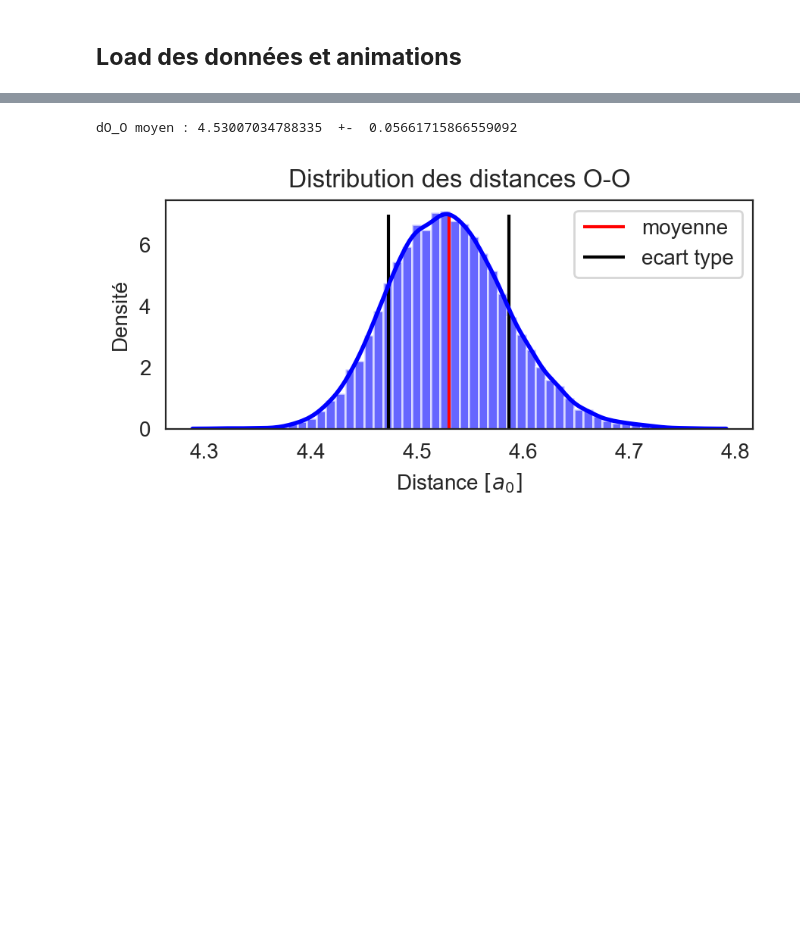
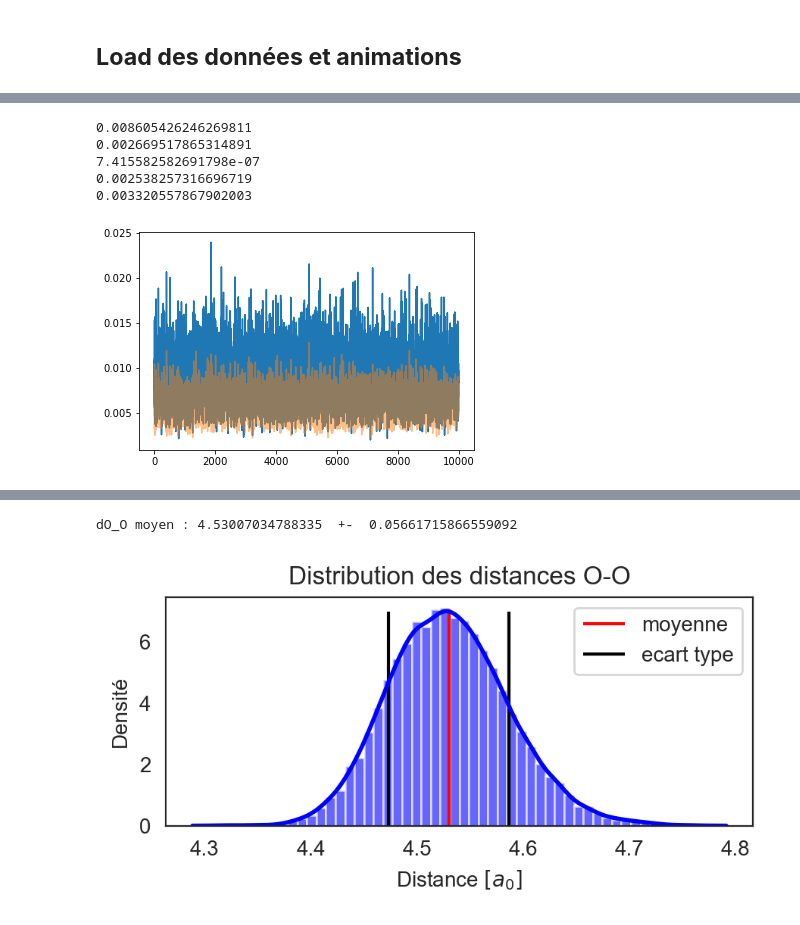
Before and after one commit to LoanRenaud/zundel, a Jupyter notebook: Zundel_Ion.ipynb, the cells around one changed output, grey strips where cells are left out. Drawn from its saved outputs; the diff is of its cells as text; code cells hidden in the pictures; blank space fills up the shorter version.

```diff
--- a/Zundel_Ion.ipynb
+++ b/Zundel_Ion.ipynb
@@ -164,3 +164,25 @@ plt.show()
+# %%
+from scipy.constants import Boltzmann
+from scipy.constants import e as eV
+
+temperatures=output[7]*Boltzmann/eV
+Ec=output[5]
+
+plt.plot(temperatures)
+plt.plot(energies+Ec,alpha=0.5)
+# plt.plot(Ec,alpha=0.5)
+print(temperatures.mean())
+print(temperatures.std())
+print(Boltzmann*temperatures.mean()/eV)
+print(energies.mean())
+print(Ec.mean())
+# %% [output]
+0.008605426246269811
+0.002669517865314891
+7.415582582691798e-07
+0.002538257316696719
+0.003320557867902003
+[figure, added]
 # %%
 import vg
 
```
Also changed, not shown: parts of 12 cells of this notebook, 2 other files.
